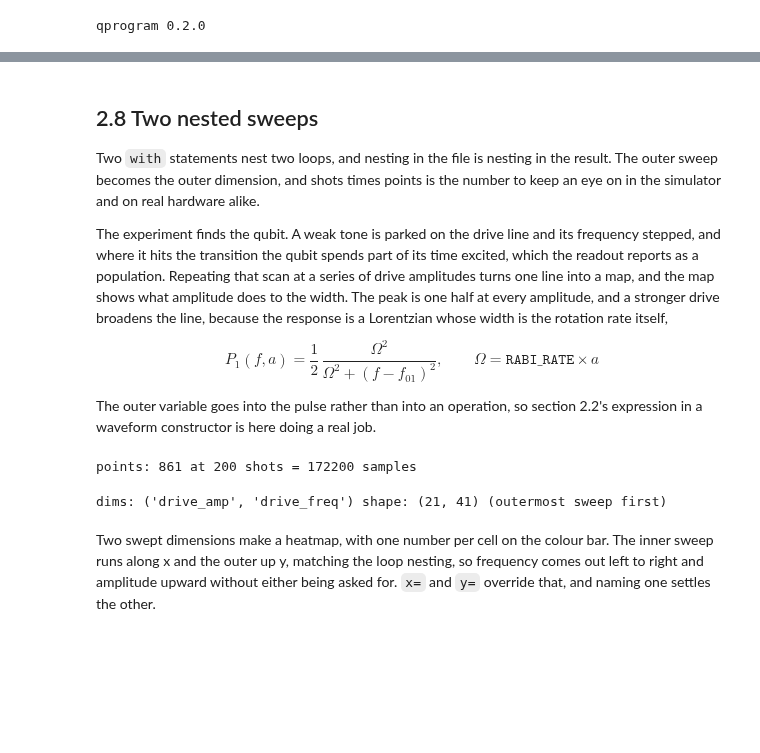
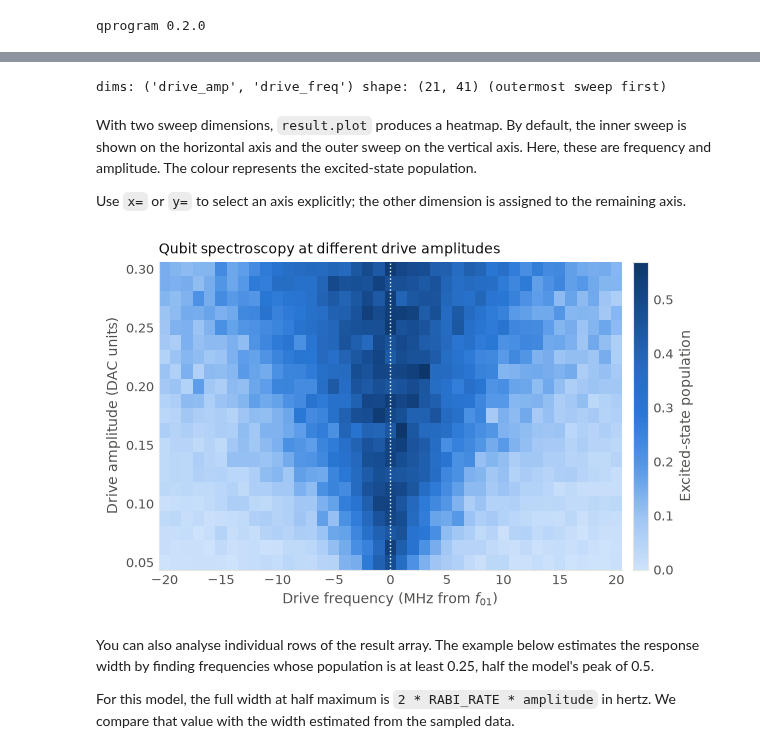
Before and after one commit to qilimanjaro-tech/ieee-qce26-qprogram-tutorial, a Jupyter notebook: notebooks/solutions/02_basics.ipynb, the cells around one changed output, grey strips where cells are left out. Drawn from its saved outputs; the diff is of its cells as text; code cells hidden in the pictures; blank space fills up the shorter version.

```diff
--- a/notebooks/solutions/02_basics.ipynb
+++ b/notebooks/solutions/02_basics.ipynb
@@ -577,44 +624,28 @@ coords['ro_freq'] relabels the unit from 'Hz' to 'GHz' without changing the numb
-# %% [markdown]
-## 2.8 Two nested sweeps
-
-Two `with` statements nest two loops, and nesting in the file is nesting in the result. The outer sweep becomes the outer dimension, and shots times points is the number to keep an eye on in the simulator and on real hardware alike.
-
-The experiment finds the qubit. A weak tone is parked on the drive line and its frequency stepped, and where it hits the transition the qubit spends part of its time excited, which the readout reports as a population. Repeating that scan at a series of drive amplitudes turns one line into a map, and the map shows what amplitude does to the width. The peak is one half at every amplitude, and a stronger drive broadens the line, because the response is a Lorentzian whose width is the rotation rate itself,
-
-$$ P_1(f, a) = \frac{1}{2}\,\frac{\Omega^2}{\Omega^2 + (f - f_{01})^2}, \qquad \Omega = \texttt{RABI\_RATE} \times a $$
-
-The outer variable goes into the pulse rather than into an operation, so section 2.2's expression in a waveform constructor is here doing a real job.
-# %%
-def p_saturated(bus, env):
-    """Excited-state population under a drive of amplitude `drive_amp`, detuned from F01."""
-    rabi = RABI_RATE * env["drive_amp"]
-    return 0.5 * rabi**2 / (rabi**2 + (env["drive_freq"] - F01) ** 2)
-
-
-two_tone = qp.QProgram(label="qubit_spectroscopy", description="Find the qubit.", schema=schema)
-drive_amp = two_tone.variable("drive_amp", label="Drive amplitude", units="DAC units")
-drive_freq = two_tone.variable("drive_freq", label="Drive frequency", units="Hz")
-
-with two_tone.average(shots=200):
-    with two_tone.sweep(drive_amp, qp.Linspace(0.05, 0.30, 21)):
-        with two_tone.sweep(drive_freq, qp.Linspace(F01 - 20e6, F01 + 20e6, 41)):
-            two_tone.set_frequency(q[0].drive, drive_freq)
-            two_tone.play(q[0].drive, IQZero(Square(amplitude=drive_amp, duration=20_000)))
-            two_tone.sync([q[0].drive, q[0].readout])
-            m_two_tone = two_tone.measure(
-                q[0].readout, "readout", "weights", fields=(MeasurementField.STATE,)
-            )
-
-print("points:", 21 * 41, "at 200 shots =", 21 * 41 * 200, "samples")
-# %% [output]
-points: 861 at 200 shots = 172200 samples
+# %%
+map_result = qp.simulate(two_tone, model=qp.MockMeasurementModel(p_excited=p_saturated, seed=11))
+population = map_result.get(m_two_tone, field=MeasurementField.STATE)
+
+print("dims:", population.dims, "shape:", population.shape, "(outermost sweep first)")
+# %% [output]
+dims: ('drive_amp', 'drive_freq') shape: (21, 41) (outermost sweep first)
+# %% [markdown]
+With two sweep dimensions, `result.plot` produces a heatmap. By default, the inner sweep is shown on the horizontal axis and the outer sweep on the vertical axis. Here, these are frequency and amplitude. The colour represents the excited-state population.
+
+Use `x=` or `y=` to select an axis explicitly; the other dimension is assigned to the remaining axis.
 # %%
-map_result = qp.simulate(two_tone, model=qp.MockMeasurementModel(p_excited=p_saturated, seed=11))
-population = map_result.get(m_two_tone, field=MeasurementField.STATE)
-
-print("dims:", population.dims, "shape:", population.shape, "(outermost sweep first)")
+ax_map = map_result.plot(
+    m_two_tone,
+    field=MeasurementField.STATE,
+    coords={"drive_freq": Quantity("Drive frequency", "MHz from $f_{01}$", lambda v: (v - F_01) / 1e6)},
+    value=Quantity("Excited-state population"),
+    title="Qubit spectroscopy at different drive amplitudes",
+)
+ax_map.axvline(0.0, color="w", ls=":", lw=1)
+plt.show()
 # %% [output]
-dims: ('drive_amp', 'drive_freq') shape: (21, 41) (outermost sweep first)
+[figure, added]
 # %% [markdown]
-Two swept dimensions make a heatmap, with one number per cell on the colour bar. The inner sweep runs along x and the outer up y, matching the loop nesting, so frequency comes out left to right and amplitude upward without either being asked for. `x=` and `y=` override that, and naming one settles the other.
+You can also analyse individual rows of the result array. The example below estimates the response width by finding frequencies whose population is at least 0.25, half the model's peak of 0.5.
+
+For this model, the full width at half maximum is `2 * RABI_RATE * amplitude` in hertz. We compare that value with the width estimated from the sampled data.
 # %%
```
Also changed, not shown: parts of 69 cells of this notebook, 5 other files.
